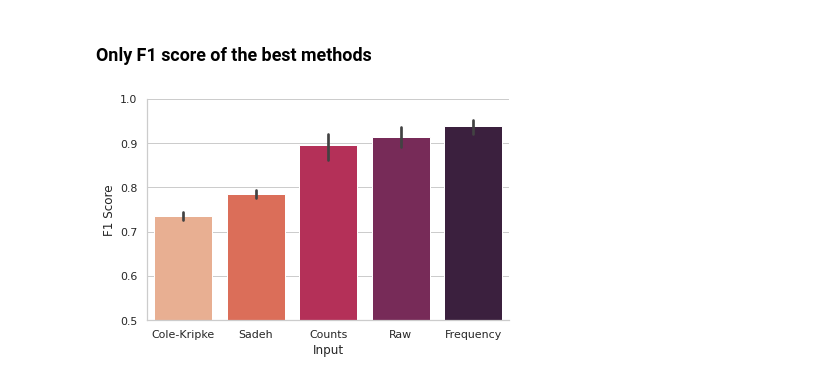
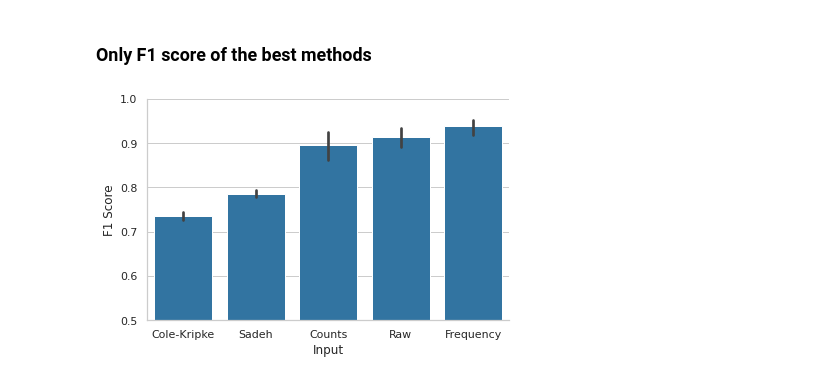
Before and after one commit to Trybnetic/tu7-acceleration-sleep-wake-classification, a Jupyter notebook: source/experiments/05_results.ipynb, the cells around one changed output. Saved outputs shown, nothing was run; the diff lists cells and outputs as text; code cells hidden in the pictures.

```diff
--- a/source/experiments/05_results.ipynb
+++ b/source/experiments/05_results.ipynb
@@ -388,0 +413,12 @@ plt.tight_layout()
+# %%
+sns.set_theme(style="whitegrid", font_scale=1.2)
+
+for metric in results["Metric"].unique():
+    tmp = results.loc[results["Metric"] == metric,:]
+    fig, ax = plt.subplots()
+
+    ax = sns.stripplot(x="Input", y="Score", data=tmp, color="grey", dodge=True, marker="X", ax=ax)
+    ax = sns.barplot(x="Input", y="Score", data=tmp, color=blue, capsize=.2, ax=ax)
+    ax.set(ylim=(.5,1), title=f"{metric}", xlabel="")
+    sns.despine(ax=ax, left=True)
+    ax.figure.savefig(f"plots/{metric}.pdf", bbox_inches='tight')
@@ -391,9 +432,11 @@ plt.tight_layout()
 # %%
 results = pd.concat([best_baseline, best_count_lstm, best_raw_lstm, best_freq_lstm])
 
+color = sns.color_palette("tab10")[0]
+
 # Plot results
-g = sns.catplot(x="Input", y="F1 Score", kind="bar", data=results, height=4, aspect=1.5, palette = 'rocket_r')
+g = sns.catplot(x="Input", y="F1 Score", kind="bar", data=results, height=4, aspect=1.5, color=color)
 g.set(ylim=(.5,1))
 plt.tight_layout()
 # %% [output]
-[figure, old version]
+[figure, new version]
```
Also changed, not shown: parts of 4 cells of this notebook, 2 other files.
